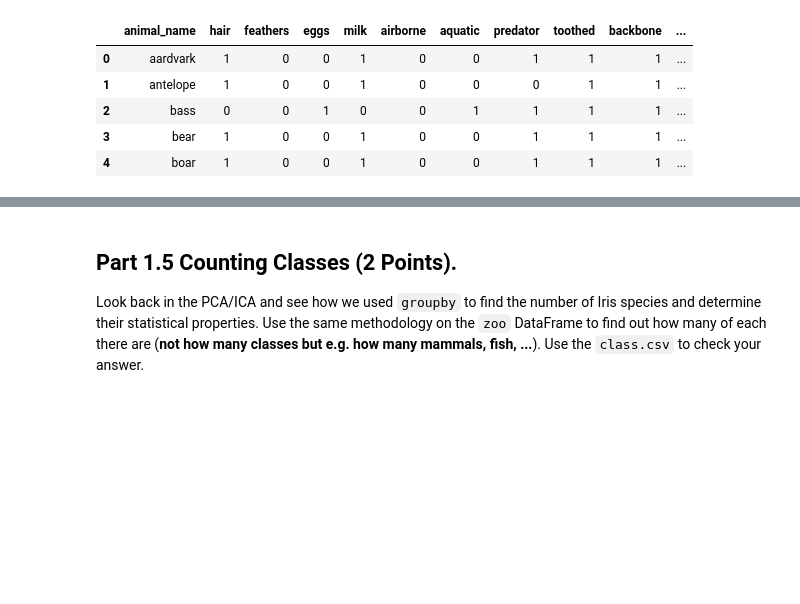
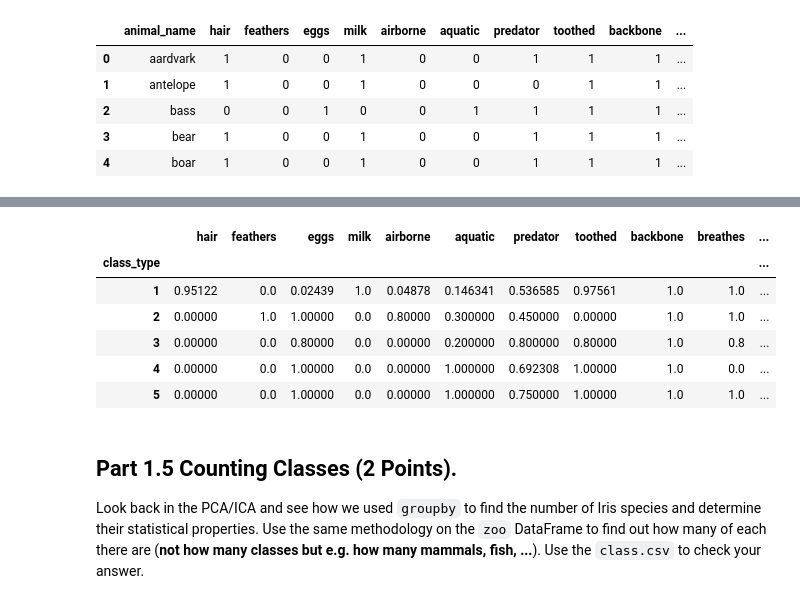
Before and after one commit to joneslu3/CMSE202-s23-turnin, a Jupyter notebook: hw-02/HW-02_PandasAndObjects-STUDENT.ipynb, the cells around one changed output, grey strips where cells are left out. Cells and saved outputs as stored; diff of their text form; code cells hidden in the pictures; blank space fills up the shorter version.

```diff
--- a/hw-02/HW-02_PandasAndObjects-STUDENT.ipynb
+++ b/hw-02/HW-02_PandasAndObjects-STUDENT.ipynb
@@ -118,3 +108,14 @@ zoo1.head()
+# %%
+zoo_grouped = zoo_df.groupby("class_type")
+z_df = zoo_grouped.mean()
+# %% [output]
+|  | hair | feathers | eggs | milk | airborne | aquatic | predator | toothed | backbone | breathes | ... |
+| class_type |  |  |  |  |  |  |  |  |  |  | ... |
+| 1 | 0.95122 | 0.0 | 0.02439 | 1.0 | 0.04878 | 0.146341 | 0.536585 | 0.97561 | 1.0 | 1.0 | ... |
+| 2 | 0.00000 | 1.0 | 1.00000 | 0.0 | 0.80000 | 0.300000 | 0.450000 | 0.00000 | 1.0 | 1.0 | ... |
+| 3 | 0.00000 | 0.0 | 0.80000 | 0.0 | 0.00000 | 0.200000 | 0.800000 | 0.80000 | 1.0 | 0.8 | ... |
+| 4 | 0.00000 | 0.0 | 1.00000 | 0.0 | 0.00000 | 1.000000 | 0.692308 | 1.00000 | 1.0 | 0.0 | ... |
+| 5 | 0.00000 | 0.0 | 1.00000 | 0.0 | 0.00000 | 1.000000 | 0.750000 | 1.00000 | 1.0 | 1.0 | ... |
 # %% [markdown]
 ## Part 1.5 Counting Classes (2 Points).
 
```
Also changed, not shown: parts of 10 cells of this notebook.
